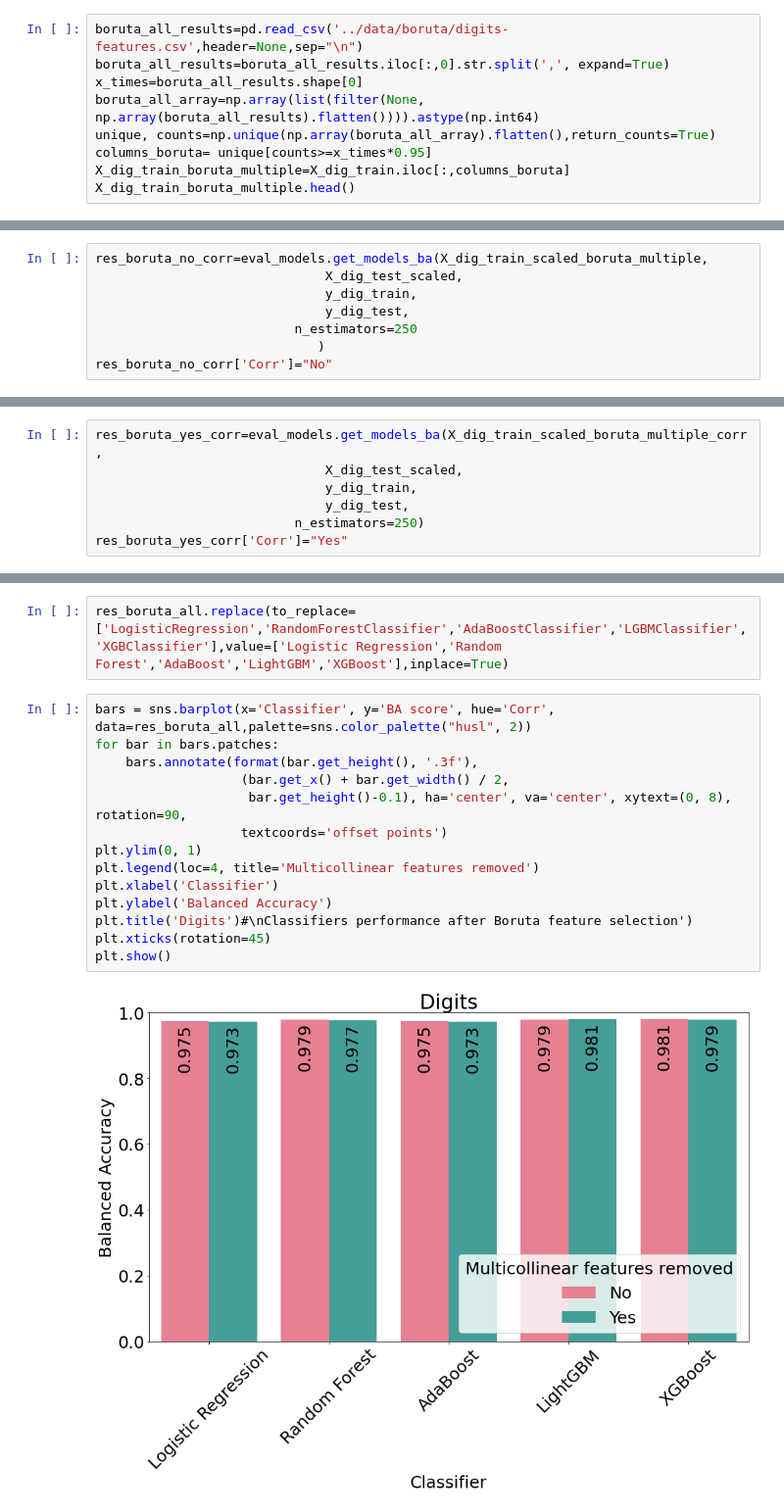
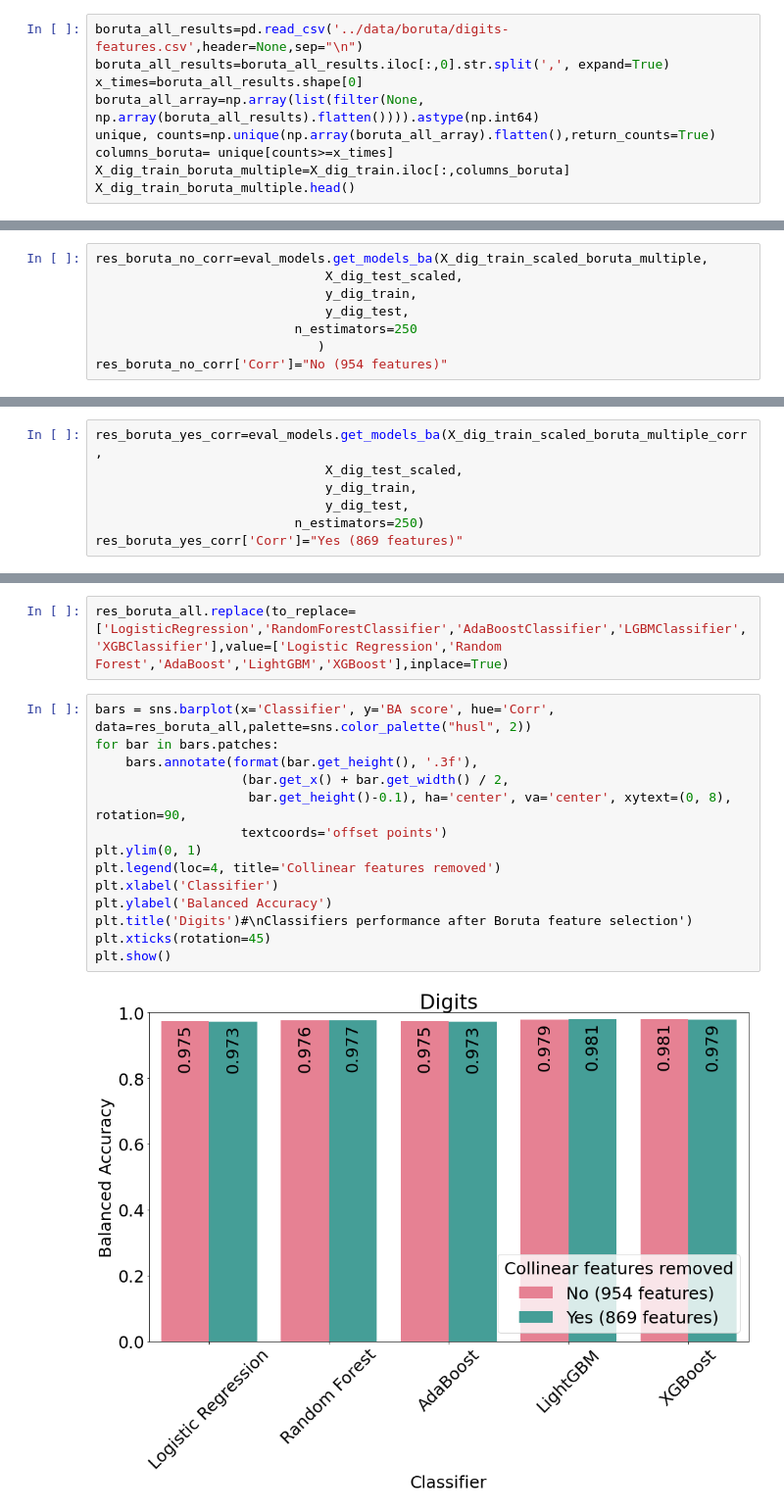
Before and after one commit to pawel99k/AML2022, a Jupyter notebook: Project2/Python_scripts/Boruta-digits.ipynb, the cells around one changed output, grey strips where cells are left out. Shown at 98% size. Saved outputs shown, nothing was run; the diff lists cells and outputs as text.

Commit message:
adding n of features to plots

```diff
--- a/Project2/Python_scripts/Boruta-digits.ipynb
+++ b/Project2/Python_scripts/Boruta-digits.ipynb
@@ -115,7 +118,7 @@ boruta_all_results=boruta_all_results.iloc[:,0].str.split(',', expand=True)
 x_times=boruta_all_results.shape[0]
 boruta_all_array=np.array(list(filter(None, np.array(boruta_all_results).flatten()))).astype(np.int64)
 unique, counts=np.unique(np.array(boruta_all_array).flatten(),return_counts=True)
-columns_boruta= unique[counts>=x_times*0.95]
+columns_boruta= unique[counts>=x_times]
 X_dig_train_boruta_multiple=X_dig_train.iloc[:,columns_boruta]
 X_dig_train_boruta_multiple.head()
 # %% [output]
@@ -158,6 +161,6 @@ res_boruta_no_corr=eval_models.get_models_ba(X_dig_train_scaled_boruta_multiple,
                               y_dig_test,
                           n_estimators=250
                              )
-res_boruta_no_corr['Corr']="No"
+res_boruta_no_corr['Corr']="No (954 features)"
 # %% [output]
 LogisticRegression 0.9753
@@ -174,6 +177,6 @@ res_boruta_yes_corr=eval_models.get_models_ba(X_dig_train_scaled_boruta_multiple
                               y_dig_train,
                               y_dig_test,
                           n_estimators=250)
-res_boruta_yes_corr['Corr']="Yes"
+res_boruta_yes_corr['Corr']="Yes (869 features)"
 # %% [output]
 LogisticRegression 0.9727
@@ -202,16 +205,16 @@ res_boruta_all.replace(to_replace=['LogisticRegression','RandomForestClassifier'
 # %%
 bars = sns.barplot(x='Classifier', y='BA score', hue='Corr', data=res_boruta_all,palette=sns.color_palette("husl", 2))
 for bar in bars.patches:
     bars.annotate(format(bar.get_height(), '.3f'),
                    (bar.get_x() + bar.get_width() / 2,
                     bar.get_height()-0.1), ha='center', va='center', xytext=(0, 8), rotation=90,
                    textcoords='offset points')
 plt.ylim(0, 1)
-plt.legend(loc=4, title='Multicollinear features removed')
+plt.legend(loc=4, title='Collinear features removed')
 plt.xlabel('Classifier')
 plt.ylabel('Balanced Accuracy')
 plt.title('Digits')#\nClassifiers performance after Boruta feature selection')
 plt.xticks(rotation=45)
 plt.show()
 # %% [output]
-[figure, old version]
+[figure, new version]
```
Also changed, not shown: parts of 6 cells of this notebook, 3 other files.
